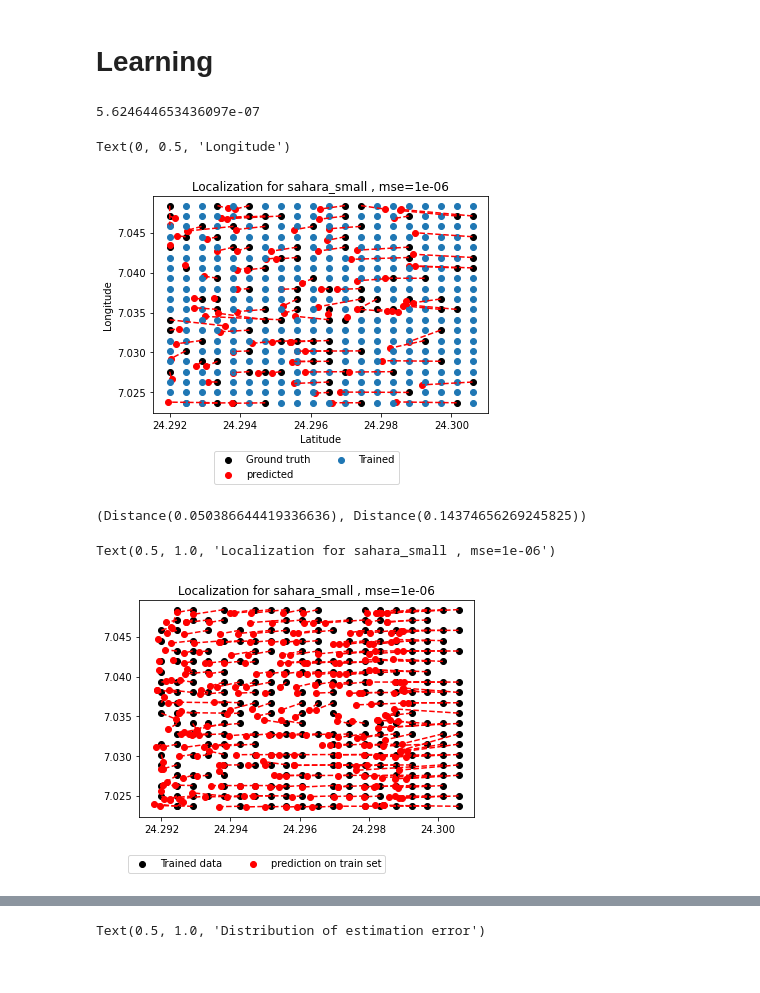
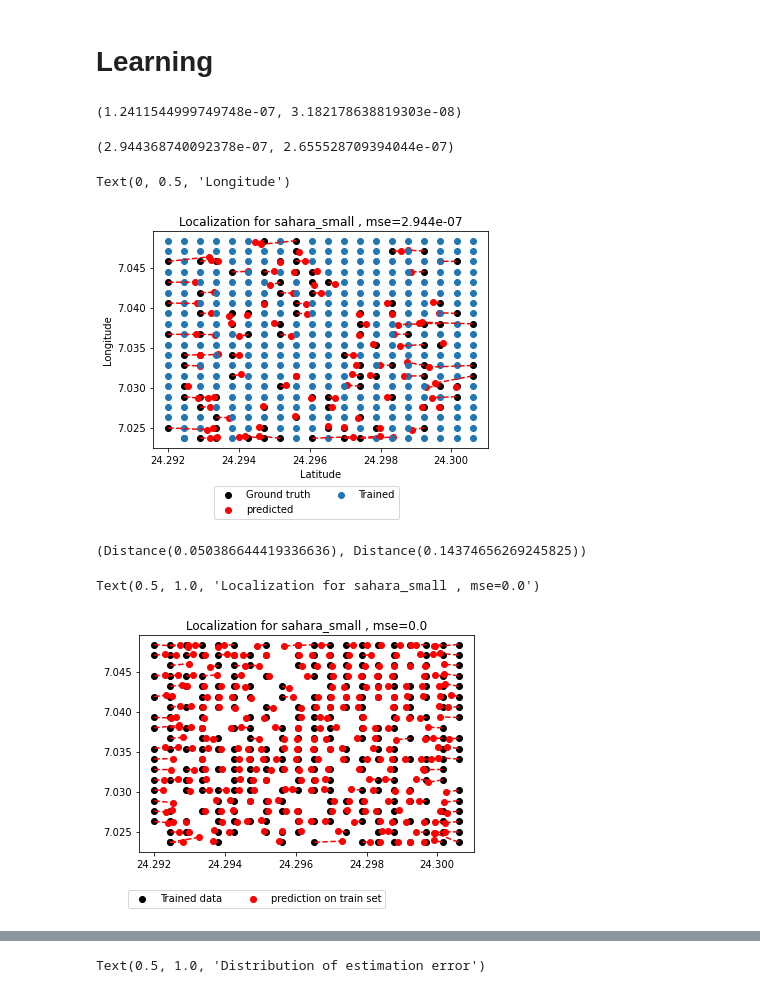
Before and after one commit to ukunliu/WSN_simulation, a Jupyter notebook: Simulation/main.ipynb, the cells around one changed output, grey strips where cells are left out. Drawn from its saved outputs; the diff is of its cells as text; code cells hidden in the pictures.

```diff
--- a/Simulation/main.ipynb
+++ b/Simulation/main.ipynb
@@ -48,16 +71,24 @@ plt.imshow(dist.reshape(20, 80))
 # %%
+from functools import reduce
+
+
 ray_len = []
 delay_set = []
 time_range = []
 theta_lst = []
+amp_lst = []
+sigma_lst = []
 
 for chs in cir_profile:
     theta_lst.append([ch[0, :] for ch in chs])
+    amp_lst.append([ch[1, :] for ch in chs])
+    sigma_lst.append([1e-13 / np.abs(ch[1, :] ** 2) for  ch in chs])
+
     for ch in chs:
         ray_len.append(len(ch[0,:]))
         delay_set.extend(ch[0, :])
         time_range.append(max(ch[0, :]))
-
+        # sig_lst.append
 
 max_reflection = max(ray_len)
 mag = - math.floor(math.log(np.mean(delay_set), 10))
@@ -192,10 +163,18 @@ model = MultiOutputRegressor(xgb_reg)
 _ = model.fit(x_train, y_train)
 y_pred = model.predict(x_test)
 mse = mean_squared_error(y_test, y_pred)
-# %%
-mse
-# %% [output]
-5.624644653436097e-07
+# %%
+rf = RF(max_depth=1000)
+_ = rf.fit(x_train, y_train)
+y_pred = rf.predict(x_test)
+mse_rf = mean_squared_error(y_test, y_pred)
+mse_rf, mean_squared_error(y_train, rf.predict(x_train))
+# %% [output]
+(1.2411544999749748e-07, 3.182178638819303e-08)
+# %%
+mse,  mean_squared_error(y_train, model.predict(x_train))
+# %% [output]
+(2.944368740092378e-07, 2.655528709394044e-07)
 # %%
 fig, ax = plt.subplots()
 
@@ -203,14 +182,14 @@ ax.scatter(y_test[:, 0], y_test[:, 1], color='k', label='Ground truth')
 ax.plot([y_test.T[0, :], y_pred.T[0, :]], [y_test.T[1, :], y_pred.T[1, :]], '--', c='r')
 ax.scatter(y_pred[:, 0], y_pred[:,1], color='r', label='predicted')
 ax.scatter(y_train[:, 0], y_train[:, 1], label='Trained')
-ax.set_title(f'Localization for {location} , mse={round(mse,6)}')
+ax.set_title(f'Localization for {location} , mse={round(mse,10)}')
 # ax.legend(loc='best')
 ax.legend(ncol=2, bbox_to_anchor=(.75, -.15))
 ax.set_xlabel('Latitude')
 ax.set_ylabel('Longitude')
 # %% [output]
 Text(0, 0.5, 'Longitude')
-[figure, old version]
+[figure, new version]
 # %%
 geodesic(Y[1, :], Y[21, :]), geodesic(Y[1, :], Y[2, :])
 # %% [output]
@@ -218,15 +197,15 @@ geodesic(Y[1, :], Y[21, :]), geodesic(Y[1, :], Y[2, :])
 # %%
 fig, ax = plt.subplots()
 
-y_t = model.predict(x_train)
+y_t = rf.predict(x_train)
 ax.scatter(y_train[:, 0], y_train[:, 1], color='k', label='Trained data')
 ax.plot([y_train.T[0, :], y_t.T[0, :]], [y_train.T[1, :], y_t.T[1, :]], '--', c='r')
 ax.scatter(y_t[:, 0], y_t[:,1], color='r', label='prediction on train set')
 ax.legend(ncol=2, bbox_to_anchor=(.75, -.15))
 ax.set_title(f'Localization for {location} , mse={round(mse,6)}')
 # %% [output]
-Text(0.5, 1.0, 'Localization for sahara_small , mse=1e-06')
+Text(0.5, 1.0, 'Localization for sahara_small , mse=0.0')
-[figure, old version]
+[figure, new version]
 # %%
 fig, ax = plt.subplots()
 
```
Also changed, not shown: parts of 27 cells of this notebook, 1 other file.
